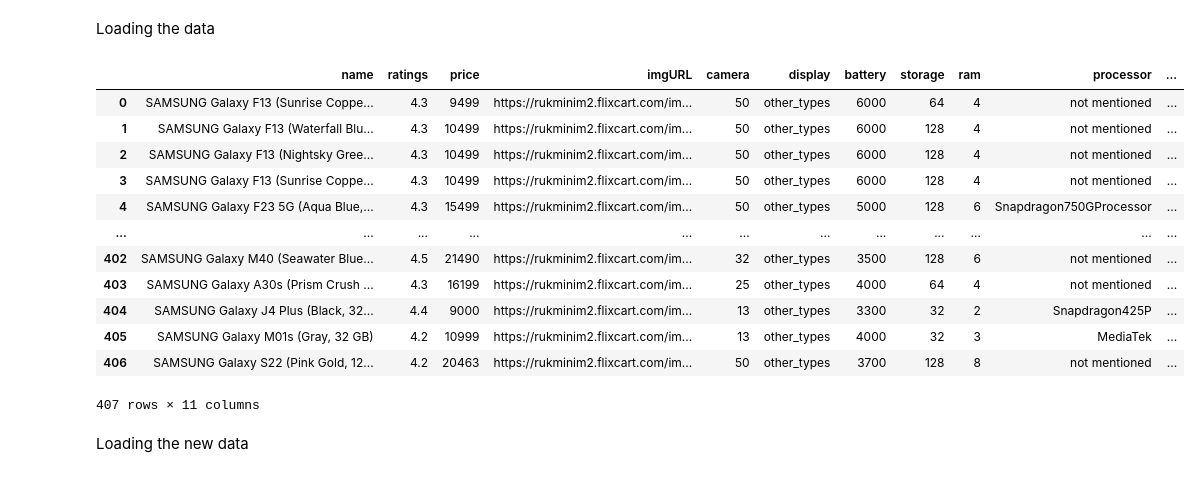
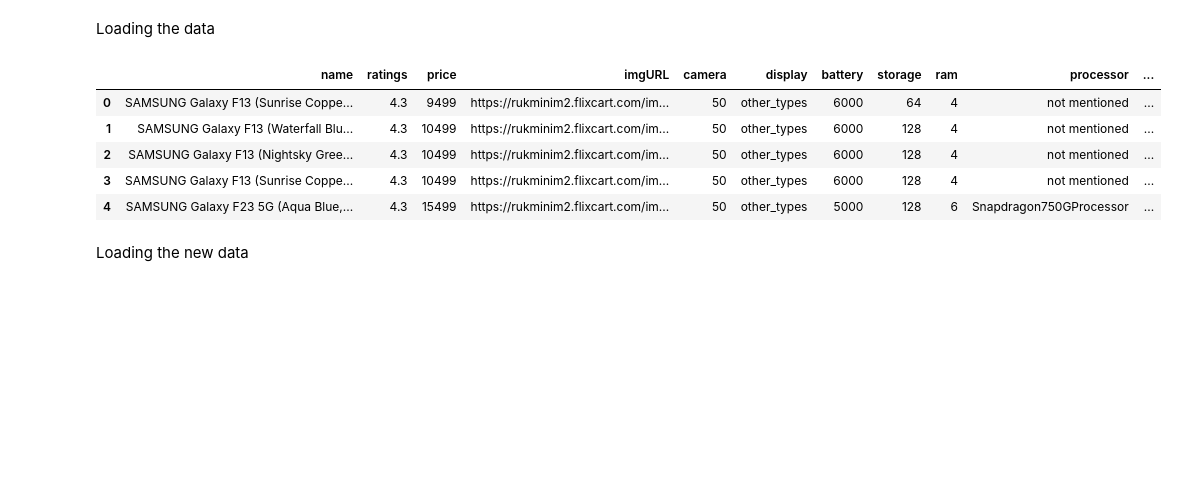
Before and after one commit to JanKosgei/Smartphone-Recommender-System, a Jupyter notebook: Recommender.ipynb, the cells around one changed output. Cells and saved outputs as stored; diff of their text form; code cells hidden in the pictures; blank space fills up the shorter version.

```diff
--- a/Recommender.ipynb
+++ b/Recommender.ipynb
@@ -32,24 +32,17 @@ Loading the data
 # %%
 data = pd.read_csv('samsungMobilesData.csv')
 
 #Creating a parquet file for it
 data. to_parquet('samsungMobilesData.parquet')
 
-data
+data.head()
 # %% [output]
 |  | name | ratings | price | imgURL | camera | display | battery | storage | ram | processor | ... |
 | 0 | SAMSUNG Galaxy F13 (Sunrise Coppe... | 4.3 | 9499 | https://rukminim2.flixcart.com/im... | 50 | other_types | 6000 | 64 | 4 | not mentioned | ... |
 | 1 | SAMSUNG Galaxy F13 (Waterfall Blu... | 4.3 | 10499 | https://rukminim2.flixcart.com/im... | 50 | other_types | 6000 | 128 | 4 | not mentioned | ... |
 | 2 | SAMSUNG Galaxy F13 (Nightsky Gree... | 4.3 | 10499 | https://rukminim2.flixcart.com/im... | 50 | other_types | 6000 | 128 | 4 | not mentioned | ... |
 | 3 | SAMSUNG Galaxy F13 (Sunrise Coppe... | 4.3 | 10499 | https://rukminim2.flixcart.com/im... | 50 | other_types | 6000 | 128 | 4 | not mentioned | ... |
 | 4 | SAMSUNG Galaxy F23 5G (Aqua Blue,... | 4.3 | 15499 | https://rukminim2.flixcart.com/im... | 50 | other_types | 5000 | 128 | 6 | Snapdragon750GProcessor | ... |
-| ... | ... | ... | ... | ... | ... | ... | ... | ... | ... | ... | ... |
-| 402 | SAMSUNG Galaxy M40 (Seawater Blue... | 4.5 | 21490 | https://rukminim2.flixcart.com/im... | 32 | other_types | 3500 | 128 | 6 | not mentioned | ... |
-| 403 | SAMSUNG Galaxy A30s (Prism Crush ... | 4.3 | 16199 | https://rukminim2.flixcart.com/im... | 25 | other_types | 4000 | 64 | 4 | not mentioned | ... |
-| 404 | SAMSUNG Galaxy J4 Plus (Black, 32... | 4.4 | 9000 | https://rukminim2.flixcart.com/im... | 13 | other_types | 3300 | 32 | 2 | Snapdragon425P | ... |
-| 405 | SAMSUNG Galaxy M01s (Gray, 32 GB) | 4.2 | 10999 | https://rukminim2.flixcart.com/im... | 13 | other_types | 4000 | 32 | 3 | MediaTek | ... |
-| 406 | SAMSUNG Galaxy S22 (Pink Gold, 12... | 4.2 | 20463 | https://rukminim2.flixcart.com/im... | 50 | other_types | 3700 | 128 | 8 | not mentioned | ... |
-407 rows × 11 columns
 # %% [markdown]
 Loading the new data
 # %%
```
Also changed, not shown: parts of 19 cells of this notebook.
